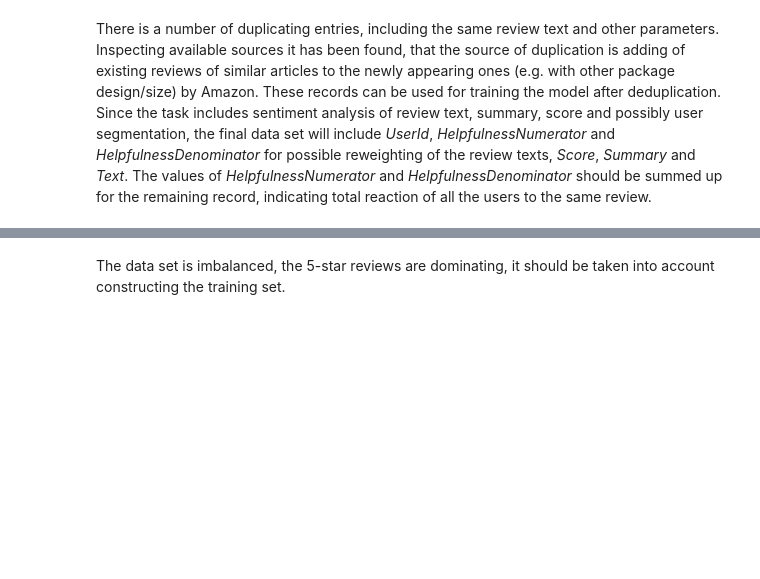
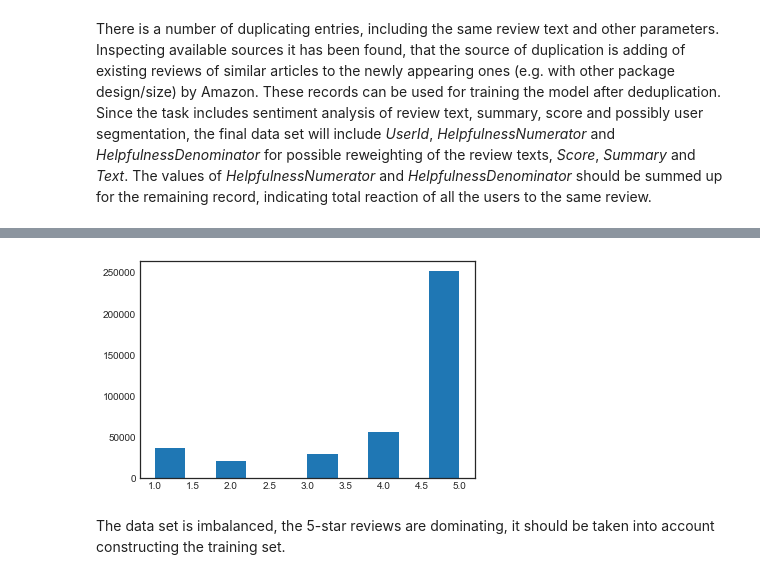
Before and after one commit to EvgenyGorelov/Food_Reviews, a Jupyter notebook: Exploration.ipynb, the cells around one changed output, grey strips where cells are left out. Saved outputs shown, nothing was run; the diff lists cells and outputs as text; code cells hidden in the pictures; blank space fills up the shorter version.

```diff
--- a/Exploration.ipynb
+++ b/Exploration.ipynb
@@ -243,6 +305,8 @@ Now let's take a look on the clean and deduplicated data:
 # %%
 #df_dedup.hist(column="Score")
-plt.hist(df_dedup["Score"]);
+plt.hist(df_dedup_lo_nt["Score"]);
+# %% [output]
+[figure, added]
 # %% [markdown]
 The data set is imbalanced, the 5-star reviews are dominating, it should be taken into account constructing the training set.
 # %%
```
Also changed, not shown: parts of 10 cells of this notebook.
